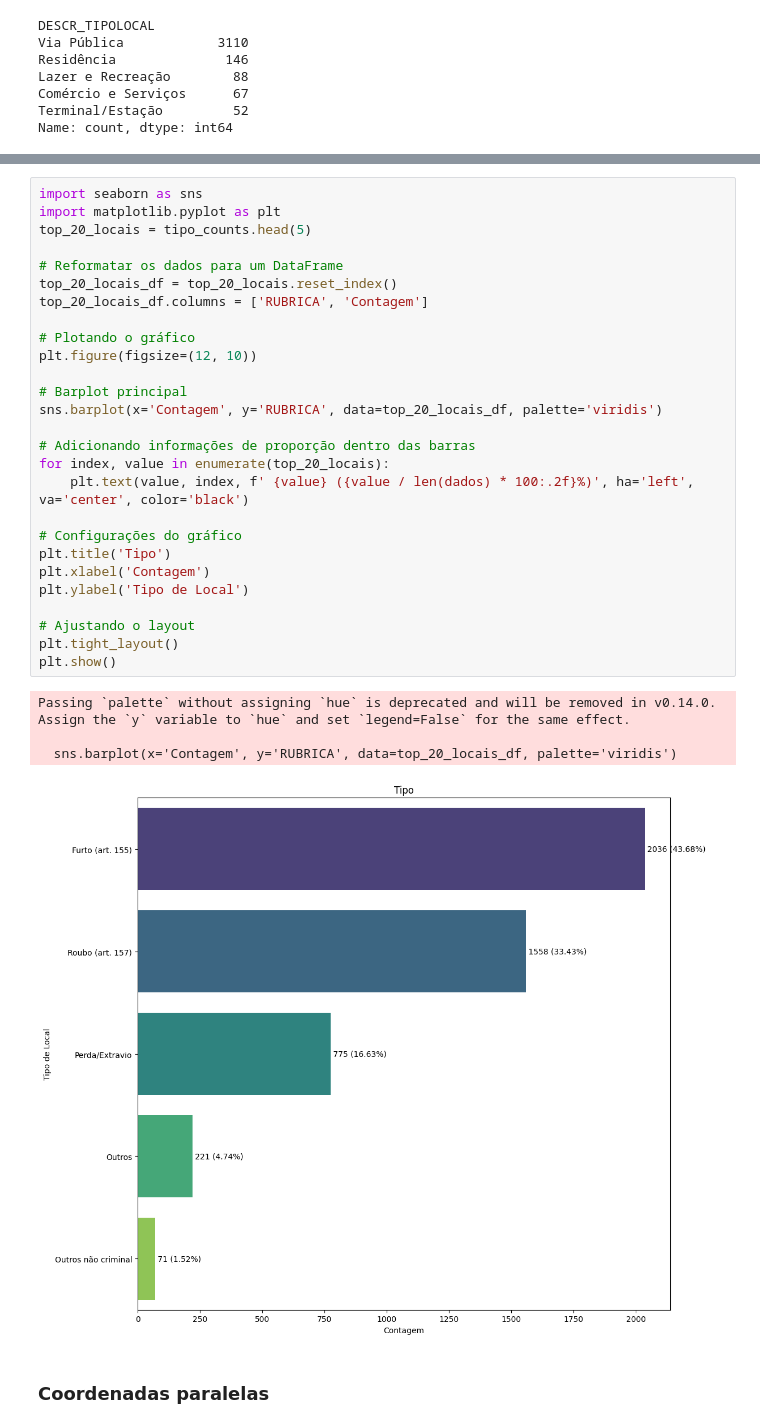
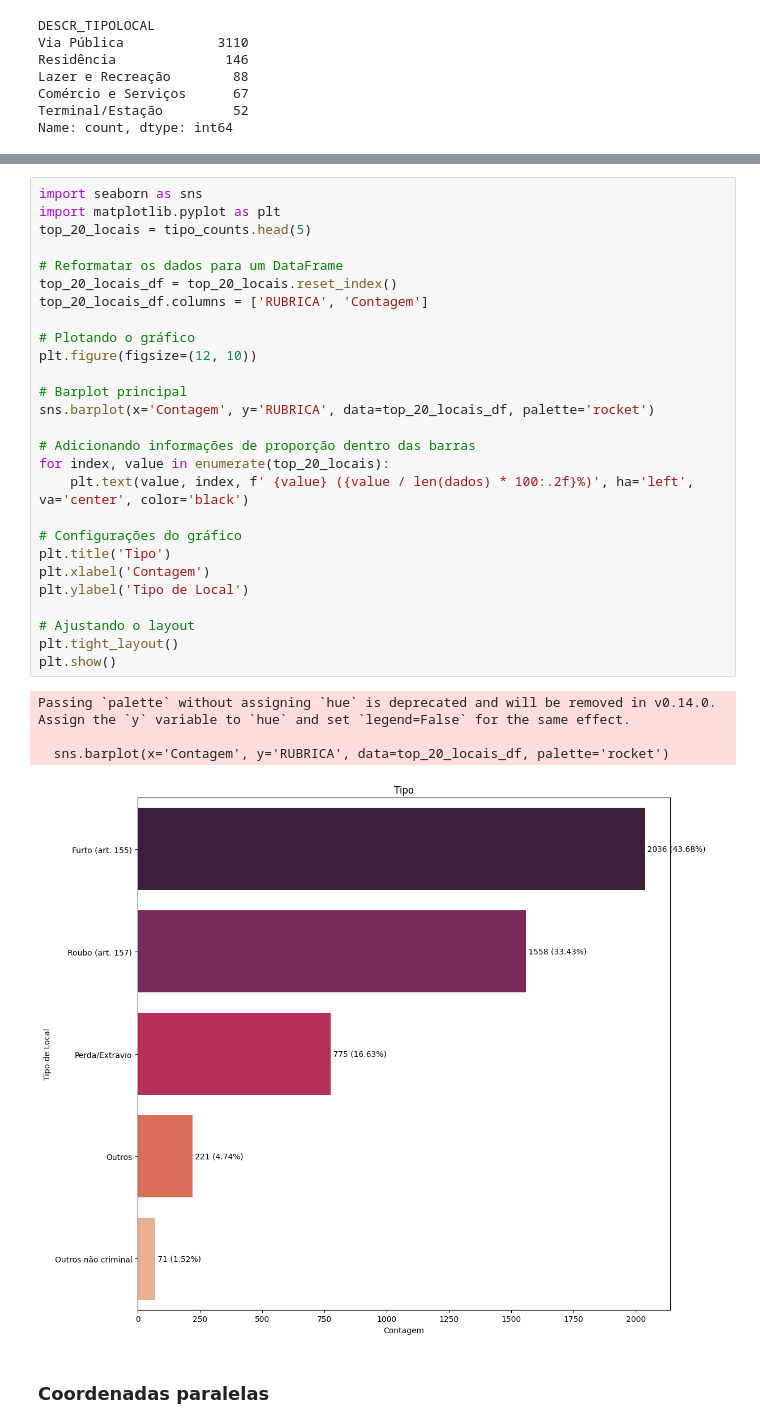
Before and after one commit to mranjos/InfoVis_MECAI, a Jupyter notebook: notebooks/explore_2023_celular.ipynb, the cells around one changed output, grey strips where cells are left out. Saved outputs shown, nothing was run; the diff lists cells and outputs as text.

```diff
--- a/notebooks/explore_2023_celular.ipynb
+++ b/notebooks/explore_2023_celular.ipynb
@@ -300,35 +300,35 @@ Name: count, dtype: int64
 # %%
 import seaborn as sns
 import matplotlib.pyplot as plt
 top_20_locais = tipo_counts.head(5)
 
 # Reformatar os dados para um DataFrame
 top_20_locais_df = top_20_locais.reset_index()
 top_20_locais_df.columns = ['RUBRICA', 'Contagem']
 
 # Plotando o gráfico
 plt.figure(figsize=(12, 10))
 
 # Barplot principal
-sns.barplot(x='Contagem', y='RUBRICA', data=top_20_locais_df, palette='viridis')
+sns.barplot(x='Contagem', y='RUBRICA', data=top_20_locais_df, palette='rocket')
 
 # Adicionando informações de proporção dentro das barras
 for index, value in enumerate(top_20_locais):
     plt.text(value, index, f' {value} ({value / len(dados) * 100:.2f}%)', ha='left', va='center', color='black')
 
 # Configurações do gráfico
 plt.title('Tipo')
 plt.xlabel('Contagem')
 plt.ylabel('Tipo de Local')
 
 # Ajustando o layout
 plt.tight_layout()
 plt.show()
 # %% [output]
 Passing `palette` without assigning `hue` is deprecated and will be removed in v0.14.0. Assign the `y` variable to `hue` and set `legend=False` for the same effect.
 
-  sns.barplot(x='Contagem', y='RUBRICA', data=top_20_locais_df, palette='viridis')
+  sns.barplot(x='Contagem', y='RUBRICA', data=top_20_locais_df, palette='rocket')
-[figure, old version]
+[figure, new version]
 # %% [markdown]
 ### Coordenadas paralelas
 # %%
```
Also changed, not shown: parts of 4 cells of this notebook.
